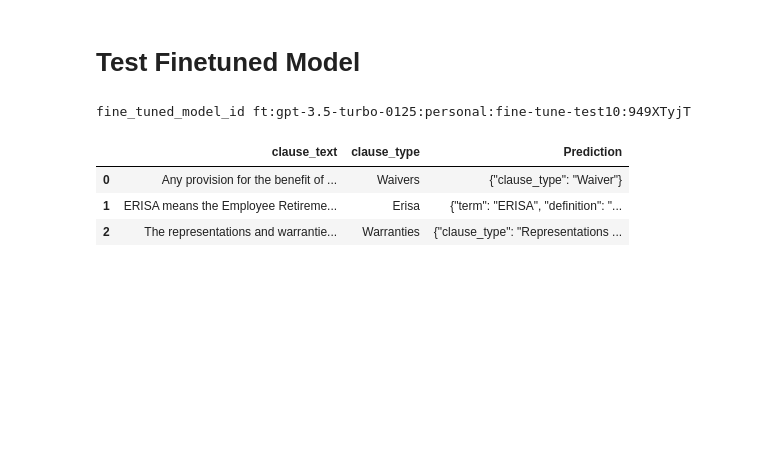
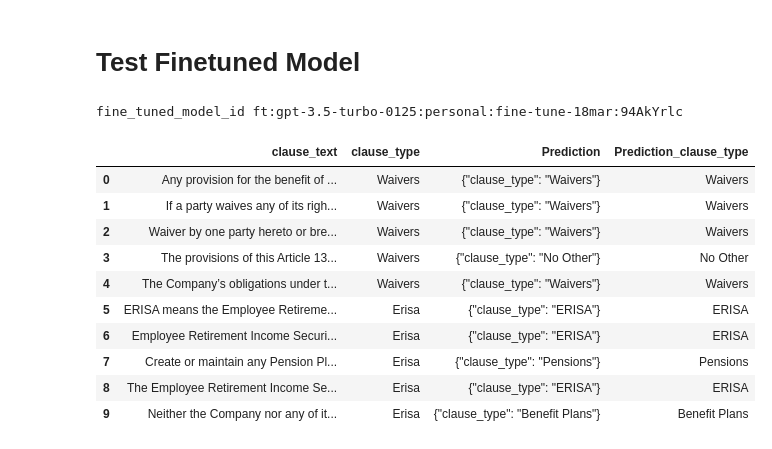
Before and after one commit to amit5-ai/fine_tuning_gpt3.5, a Jupyter notebook: fine_tuning_gpt3_5.ipynb, the cells around one changed output. Drawn from its saved outputs; the diff is of its cells as text; code cells hidden in the pictures; blank space fills up the shorter version.

```diff
--- a/fine_tuning_gpt3_5.ipynb
+++ b/fine_tuning_gpt3_5.ipynb
@@ -164,6 +165,6 @@ def store_predictions(test_df, fine_tuned_model_id):
     test_df.to_csv("predictions.csv")
 # %%
-test_df = pd.read_csv("/content/sample_data/sample_fine_tuning_test.csv")
+test_df = pd.read_csv("/content/sample_data/fine_tuning_test.csv")
 store_predictions(test_df, fine_tuned_model_id)
 # %% [output]
-fine_tuned_model_id ft:gpt-3.5-turbo-0125:personal:fine-tune-test10:949XTyjT
+fine_tuned_model_id ft:gpt-3.5-turbo-0125:personal:fine-tune-18mar:94AkYrlc
@@ -170,7 +173,14 @@ fine_tuned_model_id ft:gpt-3.5-turbo-0125:personal:fine-tune-test10:949XTyjT
 # %%
-test_df.head()
+test_df.head(10)
 # %% [output]
-|  | clause_text | clause_type | Prediction |
-| 0 | Any provision for the benefit of ... | Waivers | {"clause_type": "Waiver"} |
-| 1 | ERISA means the Employee Retireme... | Erisa | {"term": "ERISA", "definition": "... |
-| 2 | The representations and warrantie... | Warranties | {"clause_type": "Representations ... |
+|  | clause_text | clause_type | Prediction | Prediction_clause_type |
+| 0 | Any provision for the benefit of ... | Waivers | {"clause_type": "Waivers"} | Waivers |
+| 1 | If a party waives any of its righ... | Waivers | {"clause_type": "Waivers"} | Waivers |
+| 2 | Waiver by one party hereto or bre... | Waivers | {"clause_type": "Waivers"} | Waivers |
+| 3 | The provisions of this Article 13... | Waivers | {"clause_type": "No Other"} | No Other |
+| 4 | The Company’s obligations under t... | Waivers | {"clause_type": "Waivers"} | Waivers |
+| 5 | ERISA means the Employee Retireme... | Erisa | {"clause_type": "ERISA"} | ERISA |
+| 6 | Employee Retirement Income Securi... | Erisa | {"clause_type": "ERISA"} | ERISA |
+| 7 | Create or maintain any Pension Pl... | Erisa | {"clause_type": "Pensions"} | Pensions |
+| 8 | The Employee Retirement Income Se... | Erisa | {"clause_type": "ERISA"} | ERISA |
+| 9 | Neither the Company nor any of it... | Erisa | {"clause_type": "Benefit Plans"} | Benefit Plans |
```
Also changed, not shown: parts of 11 cells of this notebook.
